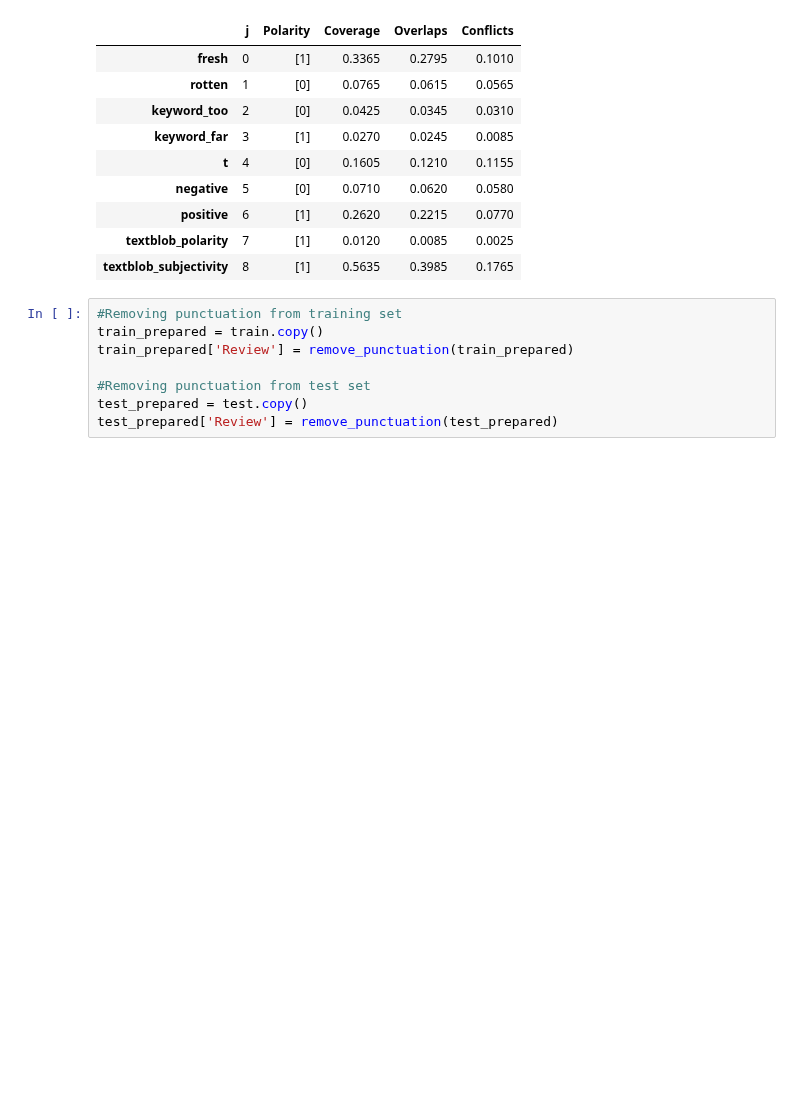
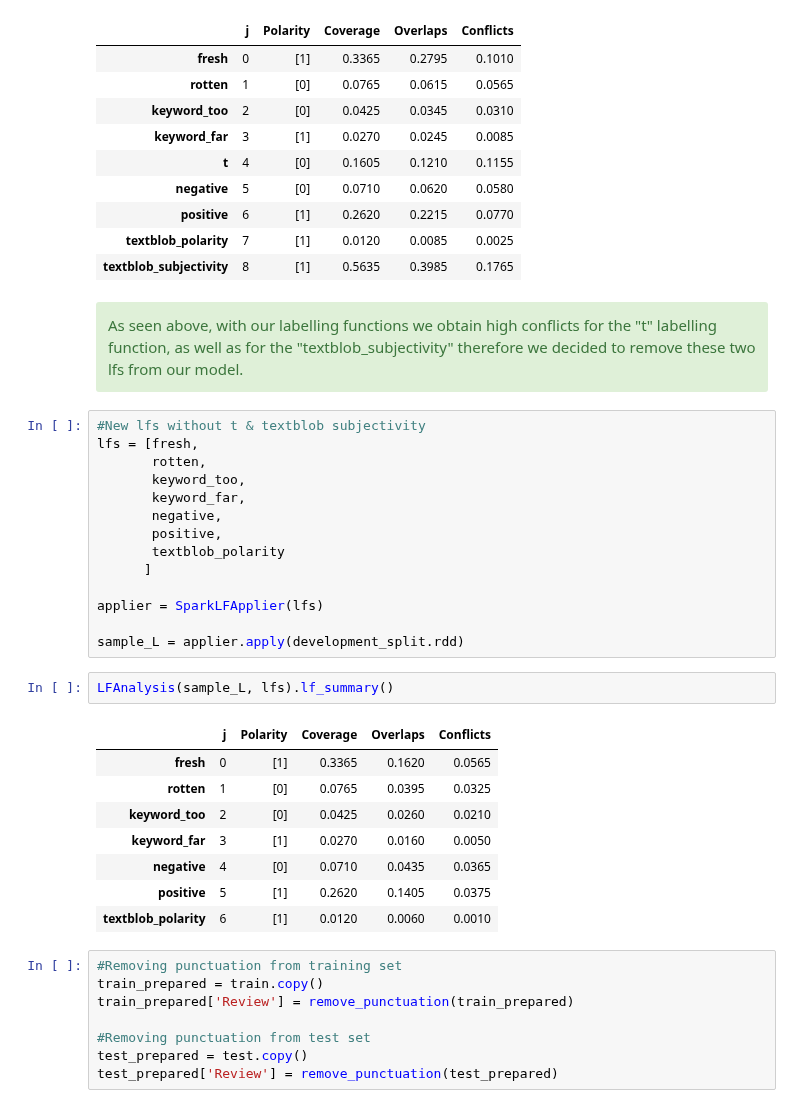
Before and after one commit to KatharinaWiedmann/DataEngGroupProject, a Jupyter notebook: Cleaned_project.ipynb, the cells around one changed output. Saved outputs shown, nothing was run; the diff lists cells and outputs as text; blank space fills up the shorter version.

Commit message:
Improving the model

```diff
--- a/Cleaned_project.ipynb
+++ b/Cleaned_project.ipynb
@@ -1472,6 +1472,35 @@ LFAnalysis(sample_L, lfs).lf_summary()
 | positive | 6 | [1] | 0.2620 | 0.2215 | 0.0770 |
 | textblob_polarity | 7 | [1] | 0.0120 | 0.0085 | 0.0025 |
 | textblob_subjectivity | 8 | [1] | 0.5635 | 0.3985 | 0.1765 |
+# %% [markdown]
+<div class="alert alert-success">
+As seen above, with our labelling functions we obtain high conflicts for the "t" labelling function, as well as for the "textblob_subjectivity" therefore we decided to remove these two lfs from our model.
+    </div>
+# %%
+#New lfs without t & textblob subjectivity
+lfs = [fresh,
+       rotten,
+       keyword_too,
+       keyword_far,
+       negative,
+       positive,
+       textblob_polarity
+      ]
+
+applier = SparkLFApplier(lfs)
+
+sample_L = applier.apply(development_split.rdd)
+# %%
+LFAnalysis(sample_L, lfs).lf_summary()
+# %% [output]
+|  | j | Polarity | Coverage | Overlaps | Conflicts |
+| fresh | 0 | [1] | 0.3365 | 0.1620 | 0.0565 |
+| rotten | 1 | [0] | 0.0765 | 0.0395 | 0.0325 |
+| keyword_too | 2 | [0] | 0.0425 | 0.0260 | 0.0210 |
+| keyword_far | 3 | [1] | 0.0270 | 0.0160 | 0.0050 |
+| negative | 4 | [0] | 0.0710 | 0.0435 | 0.0365 |
+| positive | 5 | [1] | 0.2620 | 0.1405 | 0.0375 |
+| textblob_polarity | 6 | [1] | 0.0120 | 0.0060 | 0.0010 |
 # %%
 #Removing punctuation from training set
 train_prepared = train.copy()
```
Also changed, not shown: parts of 1 cell of this notebook.
